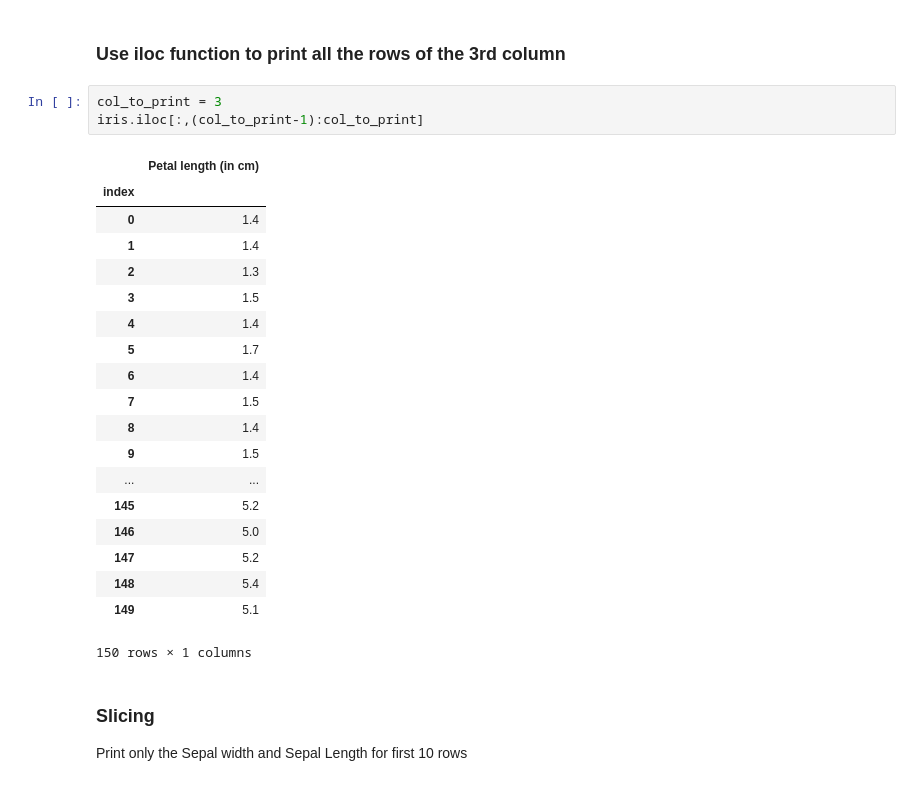
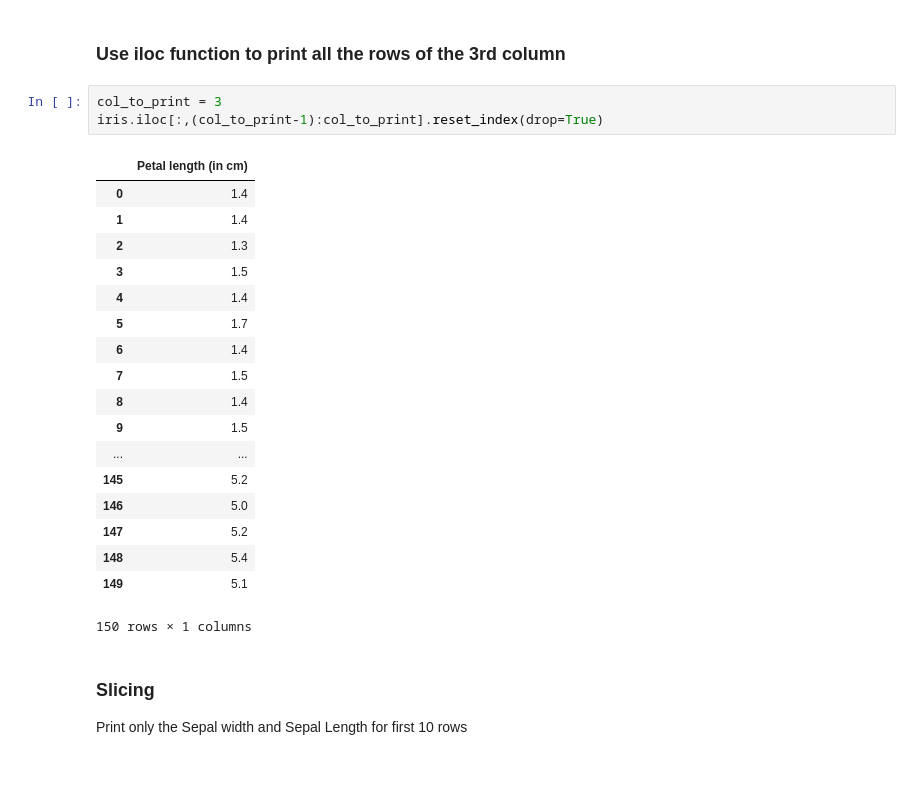
Before and after one commit to GreatLearningAIML1/bangalore-feb-batch-siju-samuel, a Jupyter notebook: R1-Lab-External_Questions-1/R1-Lab-External_Questions-1.ipynb, the cells around one changed output. Saved outputs shown, nothing was run; the diff lists cells and outputs as text.

```diff
--- a/R1-Lab-External_Questions-1/R1-Lab-External_Questions-1.ipynb
+++ b/R1-Lab-External_Questions-1/R1-Lab-External_Questions-1.ipynb
@@ -112,10 +112,9 @@ iris.head(3)
 ### Use iloc function to print all the rows of the 3rd column
 # %%
 col_to_print = 3
-iris.iloc[:,(col_to_print-1):col_to_print]
+iris.iloc[:,(col_to_print-1):col_to_print].reset_index(drop=True)
 # %% [output]
 |  | Petal length (in cm) |
-| index |  |
 | 0 | 1.4 |
 | 1 | 1.4 |
 | 2 | 1.3 |
```
Also changed, not shown: 5 other files.
